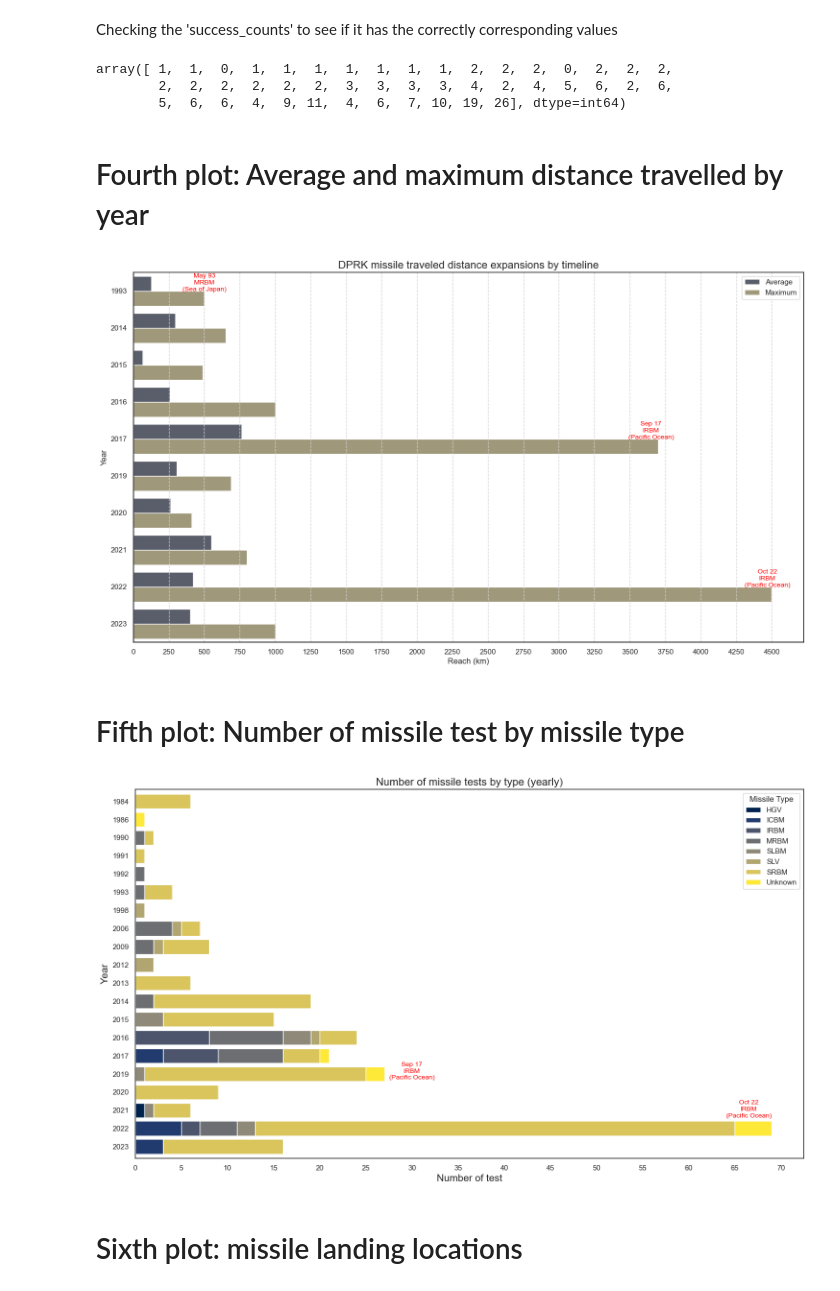
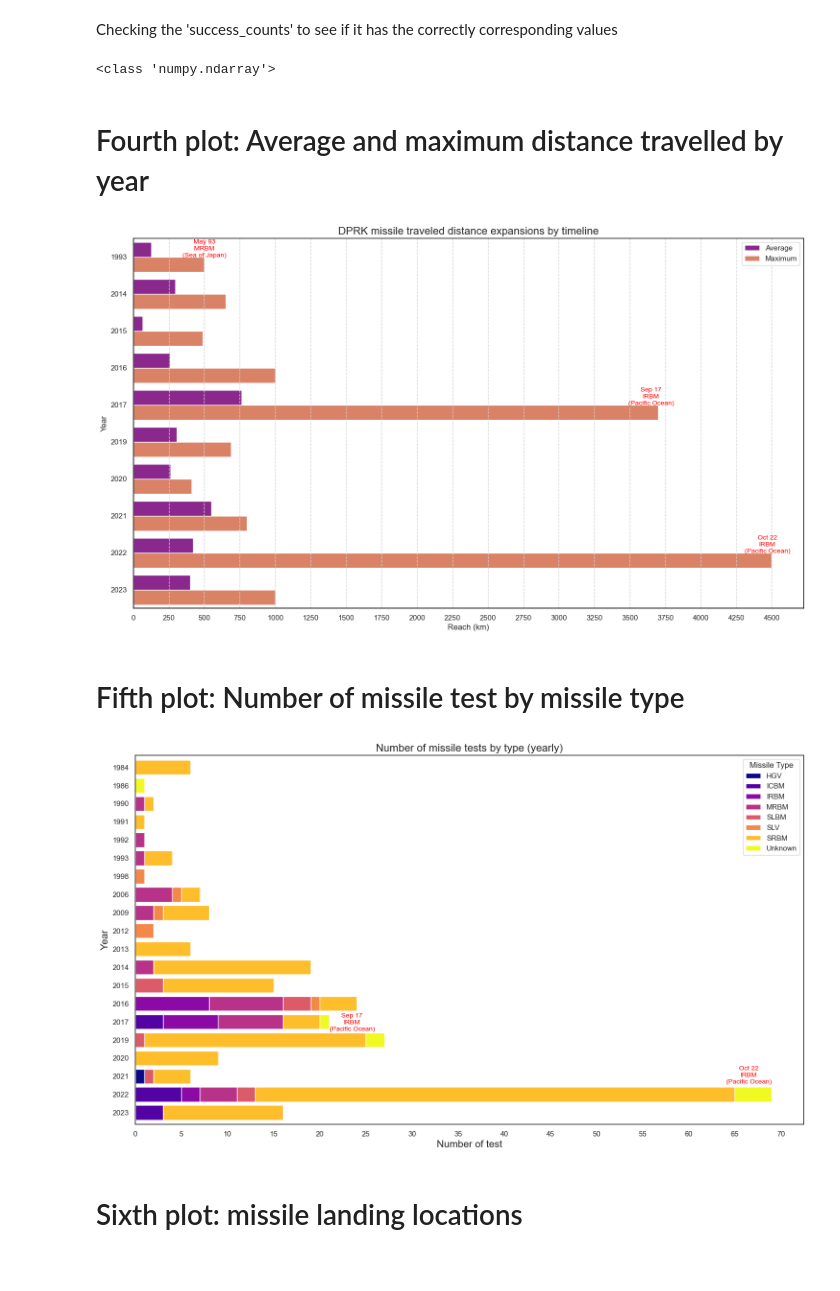
Before and after one commit to mesege1/dprk_missile_stats, a Jupyter notebook: notebooks/dprk_missile_stats.ipynb, the cells around one changed output. Cells and saved outputs as stored; diff of their text form; code cells hidden in the pictures.

Commit message:
Bar color changed

```diff
--- a/notebooks/dprk_missile_stats.ipynb
+++ b/notebooks/dprk_missile_stats.ipynb
@@ -303,12 +304,10 @@ plt.show()
 [figure]
 # %% [markdown]
 Checking the 'success_counts' to see if it has the correctly corresponding values
-# %%
-success_counts
-# %% [output]
-array([ 1,  1,  0,  1,  1,  1,  1,  1,  1,  1,  2,  2,  2,  0,  2,  2,  2,
-        2,  2,  2,  2,  2,  2,  3,  3,  3,  3,  4,  2,  4,  5,  6,  2,  6,
-        5,  6,  6,  4,  9, 11,  4,  6,  7, 10, 19, 26], dtype=int64)
+# %%
+print(type(success_counts))
+# %% [output]
+<class 'numpy.ndarray'>
 # %% [markdown]
 # Fourth plot: Average and maximum distance travelled by year
 # %%
@@ -323,41 +322,38 @@ df_range_max['Category'] = "Maximum"
 df_distance = df[['Year','Distance Travelled']]
 grouped_distance = df_distance.groupby('Year')
 df_range_mean = grouped_distance.mean().reset_index()
 df_range_mean = df_range_mean.dropna()
 df_range_mean.rename(columns = {"Distance Travelled": "Reach (km)"}, inplace=True)
 df_range_mean['Category'] = "Average"
 # Now, concatenate two data (max & mean) to blend two data in a same bar
 df_reach = pd.concat([df_range_mean,df_range_max])
 df_reach = df_reach[df_reach['Reach (km)'] != 0.0]
 # Configuration
 fig = plt.figure(figsize=(18, 10))
 ax1 = sns.set_theme(style="white")
 ax1 = plt.gca().spines['left'].set_color('black')
 ax1 = plt.gca().spines['bottom'].set_color('black')
 plt.title('DPRK missile traveled distance expansions by timeline', fontsize = 16, loc='center')
 # Creating a plot
-ax1 = sns.barplot(x='Reach (km)', y='Year', hue="Category", data=df_reach, orient="h", palette="cividis")
+ax1 = sns.barplot(x='Reach (km)', y='Year', hue="Category", data=df_reach, orient="h", palette="plasma")
 # Setting the tick marks
 xticks = np.arange(0, df_reach['Reach (km)'].max()+250, 250)
 plt.xticks(xticks, xticks.astype(int))
 # xticks lines
 for xtick in xticks:
     plt.axvline(xtick, -1, 5, color='lightgray', linestyle='--', linewidth='1')
 # Adding comments
 ax1 = plt.text(500, 0, 'May 93\nMRBM\n(Sea of Japan)', fontsize=10, color='red', horizontalalignment='center')
 ax1 = plt.text(3650, 4, 'Sep 17\nIRBM\n(Pacific Ocean)', fontsize=10, color='red', horizontalalignment='center')
 ax1 = plt.text(4470, 8, 'Oct 22\nIRBM\n(Pacific Ocean)', fontsize=10, color='red', horizontalalignment='center')
 ax1 = plt.legend(loc='upper right')
 
 plt.show()
 # %% [output]
-[figure, old version]
+[figure, new version]
 # %% [markdown]
 # Fifth plot: Number of missile test by missile type
 # %%
-# This color is color-blind friendly
-colors = plt.cm.GnBu(np.linspace(0, 1, 10))
-
 # Stacked graph for number of test by year
 fig, ax = plt.subplots(figsize=(18, 10))
 # Creating a pivot table with three columns. Sum the # of tests
@@ -365,7 +361,7 @@ pivot_table = df.pivot_table(index='Year', columns='Missile Type', values='# of
 # To order it properly, setting the index backwards
 pivot_table = pivot_table.iloc[::-1]
 # Configure the plot
-pivot_table.plot(kind='barh', stacked=True, ax=ax,width=0.8, cmap='cividis')
+pivot_table.plot(kind='barh', stacked=True, ax=ax,width=0.8, cmap='plasma')
 plt.xlabel('Number of test', size='15')
 plt.ylabel('Year', size='15')
 plt.title('Number of missile tests by type (yearly)', size='16')
@@ -373,12 +369,12 @@ plt.legend(title='Missile Type', bbox_to_anchor=(1, 1))
 # Setting the xtick incremending by 5
 plt.xticks(range(0, 71, 5))
 # Adding comments
-plt.text(30, 3.7, 'Sep 17\nIRBM\n(Pacific Ocean)', fontsize=10, color='red', horizontalalignment='center')
+plt.text(23.5, 4.5, 'Sep 17\nIRBM\n(Pacific Ocean)', fontsize=10, color='red', horizontalalignment='center')
 plt.text(66.5, 1.6, 'Oct 22\nIRBM\n(Pacific Ocean)', fontsize=10, color='red', horizontalalignment='center')
 
 plt.show()
 # %% [output]
-[figure, old version]
+[figure, new version]
 # %% [markdown]
 # Sixth plot: missile landing locations
 # %%
```
Also changed, not shown: parts of 2 cells of this notebook, 4 other files.
